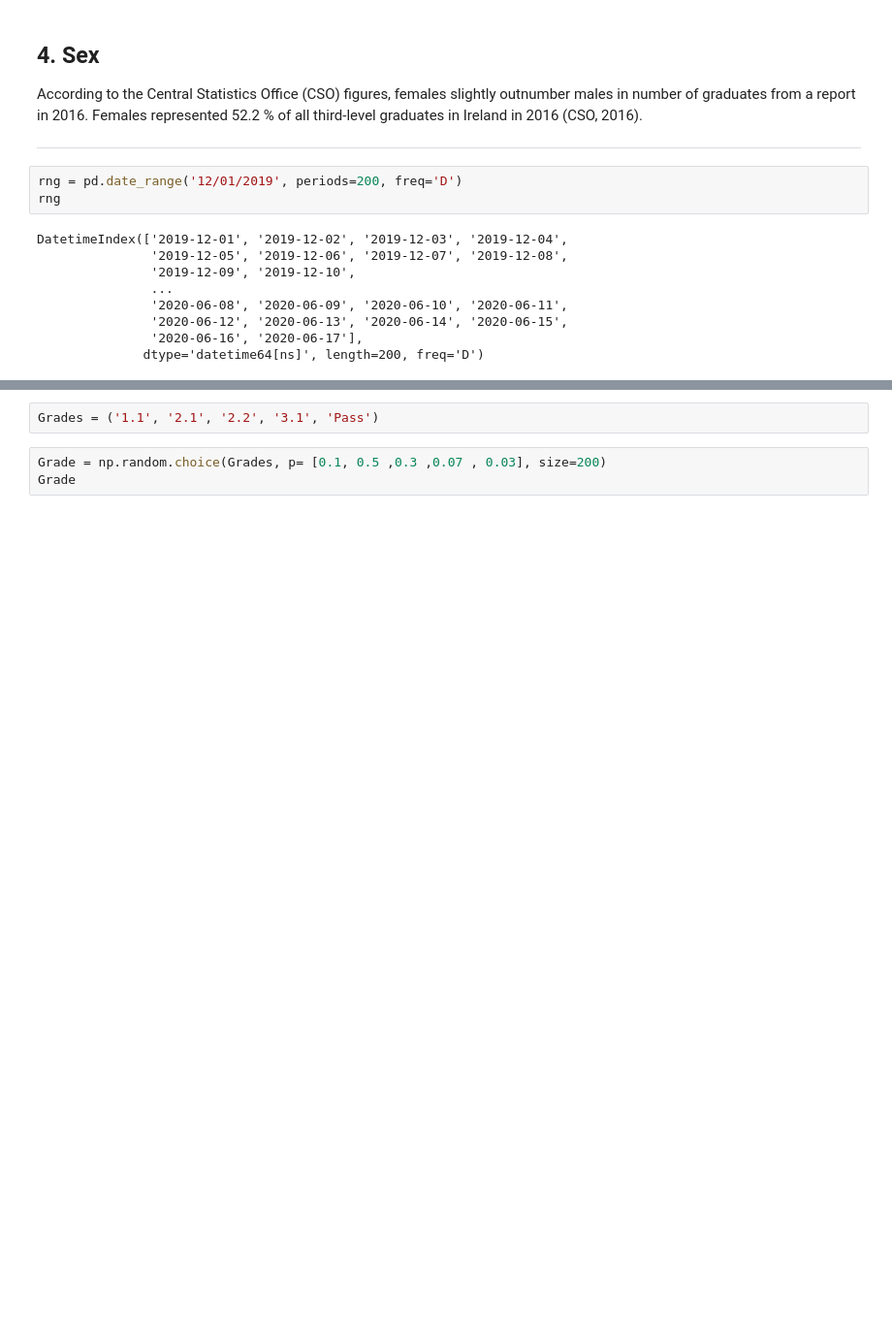
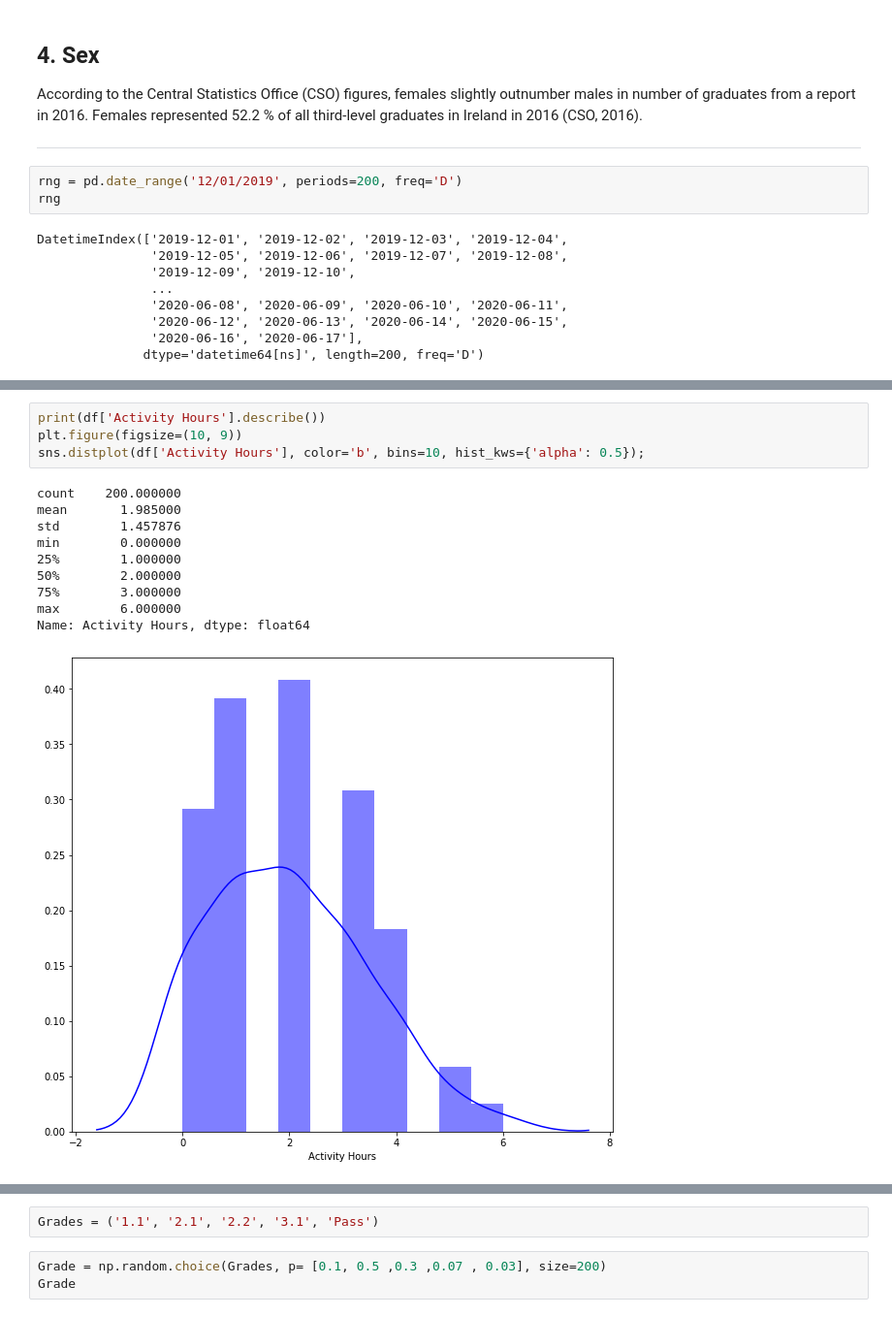
Before and after one commit to Willie2511/Programming-For-DA-Project, a Jupyter notebook: ProgrammingProject.ipynb, the cells around one changed output, grey strips where cells are left out. Shown at 97% size. Cells and saved outputs as stored; diff of their text form; blank space fills up the shorter version.

```diff
--- a/ProgrammingProject.ipynb
+++ b/ProgrammingProject.ipynb
@@ -103,0 +132,15 @@ df.describe()
+# %%
+print(df['Activity Hours'].describe())
+plt.figure(figsize=(10, 9))
+sns.distplot(df['Activity Hours'], color='b', bins=10, hist_kws={'alpha': 0.5});
+# %% [output]
+count    200.000000
+mean       1.985000
+std        1.457876
+min        0.000000
+25%        1.000000
+50%        2.000000
+75%        3.000000
+max        6.000000
+Name: Activity Hours, dtype: float64
+[figure, added]
```
Also changed, not shown: parts of 16 cells of this notebook.
